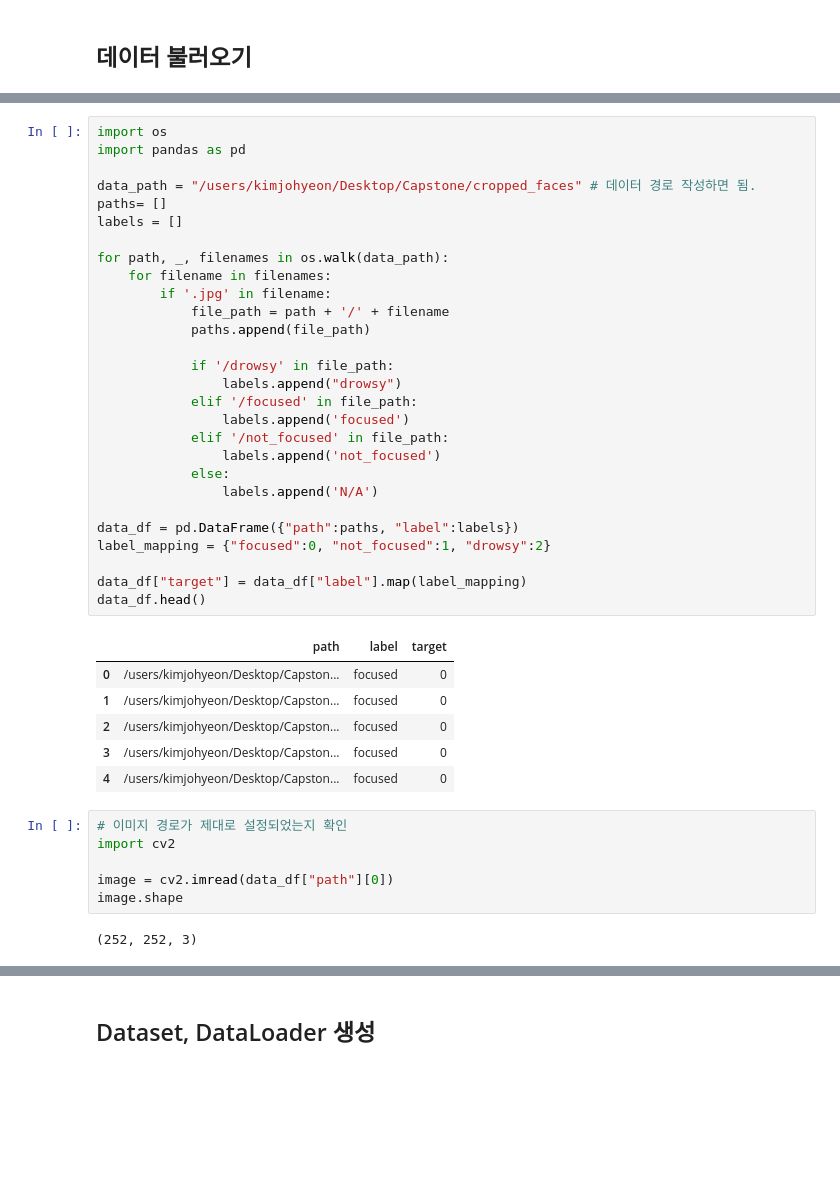
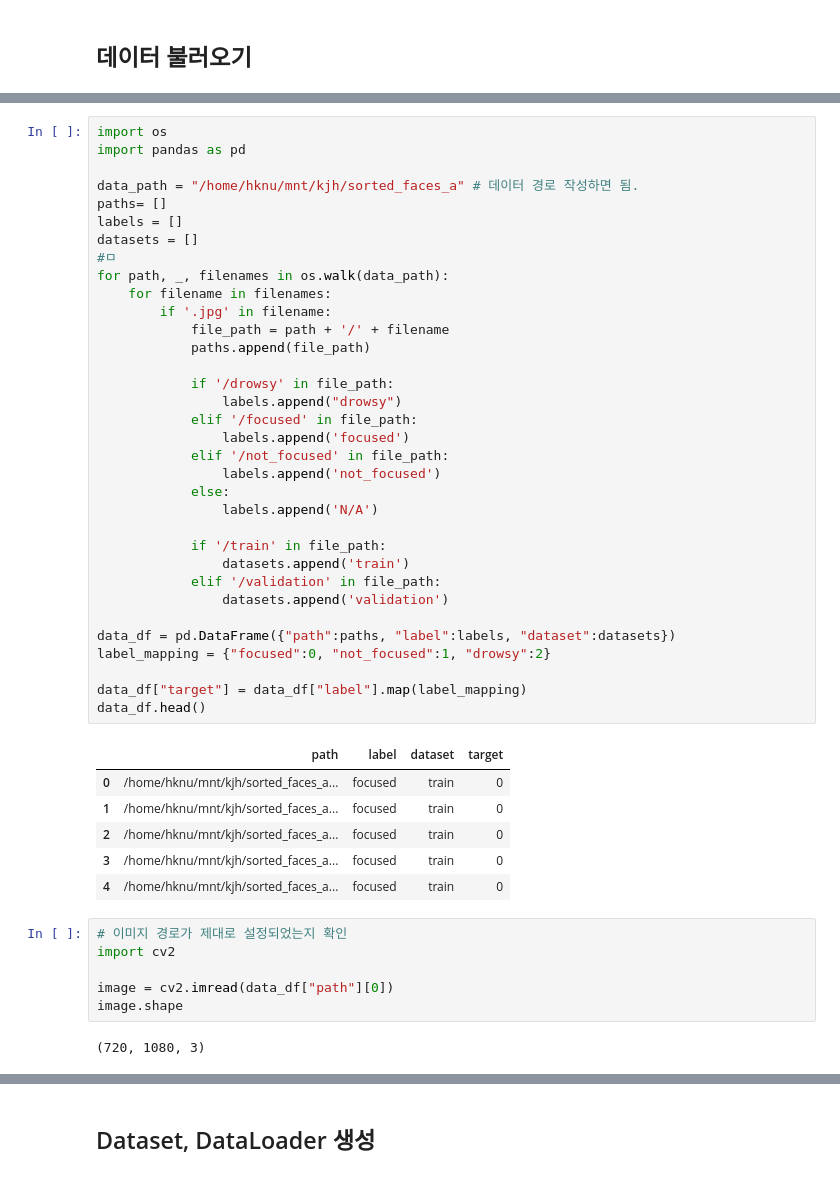
Before and after one commit to HKNU-Zypt/Zypt_Model, a Jupyter notebook: focus_model/focus_model.ipynb, the cells around one changed output, grey strips where cells are left out. Cells and saved outputs as stored; diff of their text form; blank space fills up the shorter version.

```diff
--- a/focus_model/focus_model.ipynb
+++ b/focus_model/focus_model.ipynb
@@ -65,38 +84,44 @@ https://www.nature.com/articles/s41598-024-79146-z
 # %%
 import os
 import pandas as pd
 
-data_path = "/users/kimjohyeon/Desktop/Capstone/cropped_faces" # 데이터 경로 작성하면 됨.
+data_path = "/home/hknu/mnt/kjh/sorted_faces_a" # 데이터 경로 작성하면 됨.
 paths= []
 labels = []
-
+datasets = []
+#ㅁ
 for path, _, filenames in os.walk(data_path):
     for filename in filenames:
         if '.jpg' in filename:
             file_path = path + '/' + filename
             paths.append(file_path)
 
             if '/drowsy' in file_path:
                 labels.append("drowsy")
             elif '/focused' in file_path:
                 labels.append('focused')
             elif '/not_focused' in file_path:
                 labels.append('not_focused')
             else:
                 labels.append('N/A')
 
-data_df = pd.DataFrame({"path":paths, "label":labels})
+            if '/train' in file_path:
+                datasets.append('train')
+            elif '/validation' in file_path:
+                datasets.append('validation')
+
+data_df = pd.DataFrame({"path":paths, "label":labels, "dataset":datasets})
 label_mapping = {"focused":0, "not_focused":1, "drowsy":2}
 
 data_df["target"] = data_df["label"].map(label_mapping)
 data_df.head()
 # %% [output]
-|  | path | label | target |
-| 0 | /users/kimjohyeon/Desktop/Capston... | focused | 0 |
-| 1 | /users/kimjohyeon/Desktop/Capston... | focused | 0 |
-| 2 | /users/kimjohyeon/Desktop/Capston... | focused | 0 |
-| 3 | /users/kimjohyeon/Desktop/Capston... | focused | 0 |
-| 4 | /users/kimjohyeon/Desktop/Capston... | focused | 0 |
+|  | path | label | dataset | target |
+| 0 | /home/hknu/mnt/kjh/sorted_faces_a... | focused | train | 0 |
+| 1 | /home/hknu/mnt/kjh/sorted_faces_a... | focused | train | 0 |
+| 2 | /home/hknu/mnt/kjh/sorted_faces_a... | focused | train | 0 |
+| 3 | /home/hknu/mnt/kjh/sorted_faces_a... | focused | train | 0 |
+| 4 | /home/hknu/mnt/kjh/sorted_faces_a... | focused | train | 0 |
 # %%
 # 이미지 경로가 제대로 설정되었는지 확인
 import cv2
@@ -104,7 +129,7 @@ import cv2
 image = cv2.imread(data_df["path"][0])
 image.shape
 # %% [output]
-(252, 252, 3)
+(720, 1080, 3)
 # %%
 import matplotlib.pyplot as plt
 
```
Also changed, not shown: parts of 10 cells of this notebook, 2 other files.
